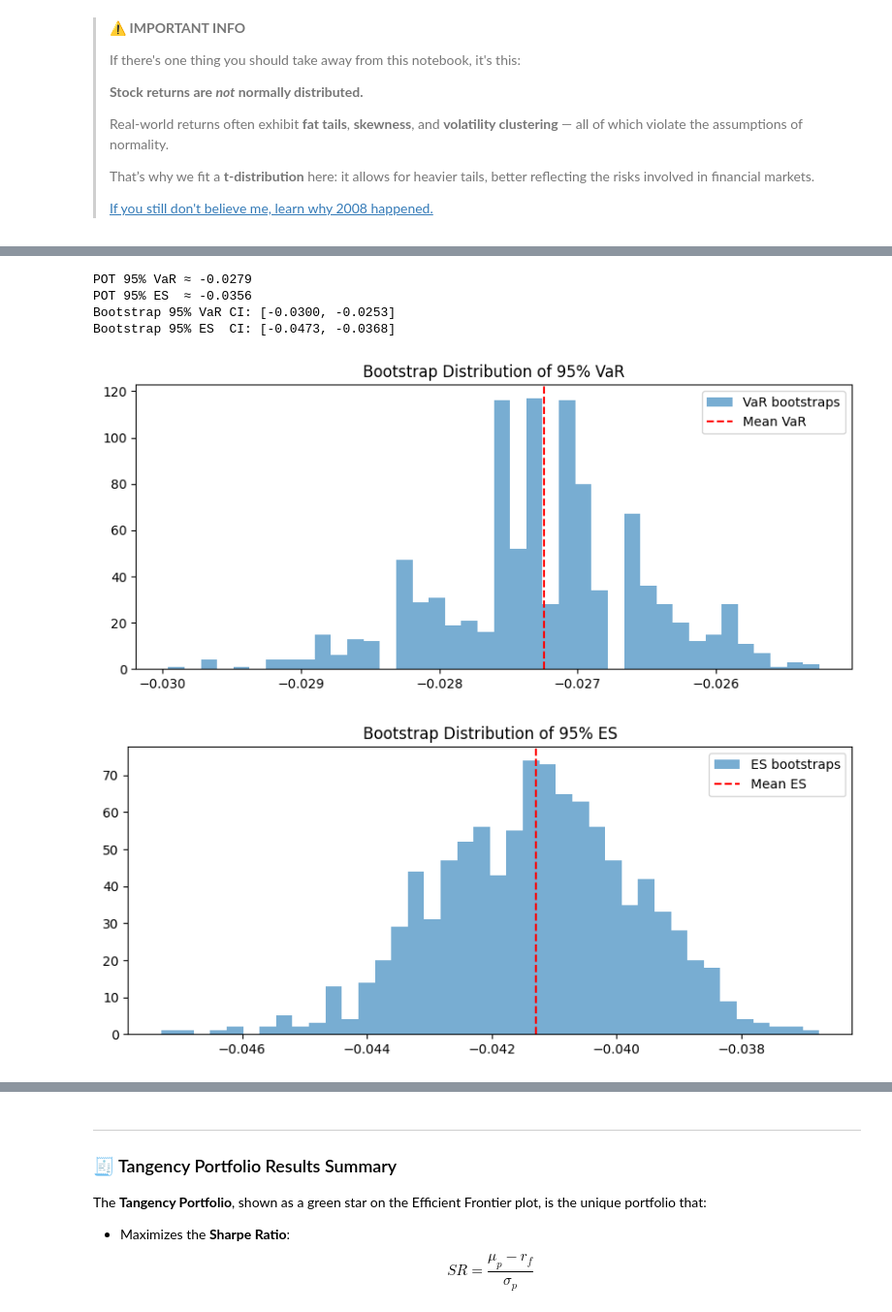
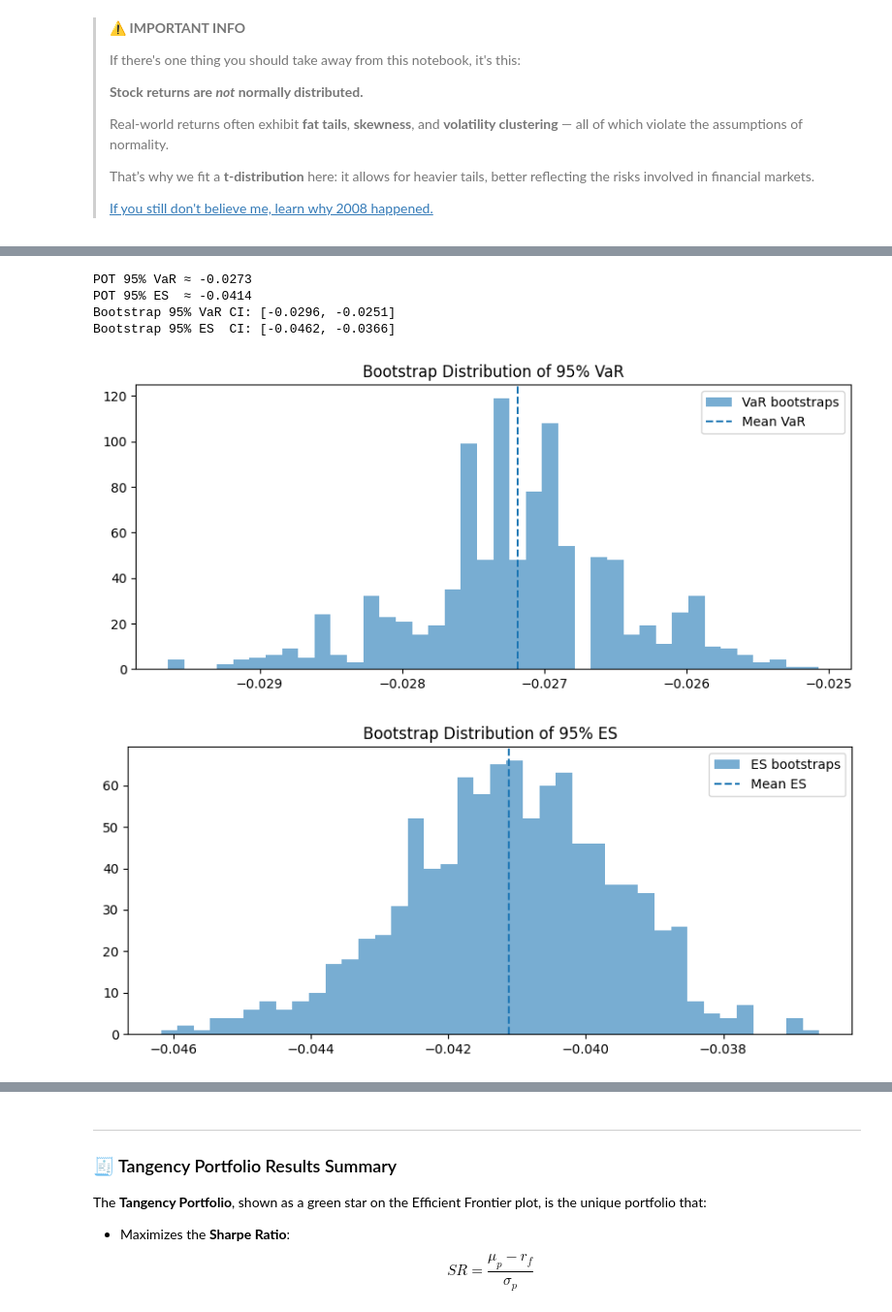
Before and after one commit to lonespear/MA206, a Jupyter notebook: QuantitativeFinance.ipynb, the cells around one changed output, grey strips where cells are left out. Shown at 97% size. Drawn from its saved outputs; the diff is of its cells as text; code cells hidden in the pictures.

```diff
--- a/QuantitativeFinance.ipynb
+++ b/QuantitativeFinance.ipynb
@@ -236,59 +241,65 @@ instead of trying to tame the risk of one asset, we diversify intelligently acro
 
 ---
 # %%
-alpha = 0.05  # 95% confidence
+alpha = 0.01  # 95% confidence
 threshold = np.percentile(log_returns, 100 * alpha)
+returns_array = log_returns.to_numpy().ravel()
 
-# --- Peaks Over Threshold (POT) fit ---
-exceedances = (log_returns[log_returns < threshold] - threshold).values
-exceedances = exceedances[np.isfinite(exceedances)]
-c, loc, scale = genpareto.fit(-exceedances)  # fit GPD to negative tail
+# ----- settings -----
+conf = 0.95                # 95% "confidence"
+p = 1 - conf               # tail prob = 0.05
+L = -np.asarray(log_returns).ravel()   # losses = -returns
 
-# Estimate VaR and ES from POT
-VaR_pot = threshold - genpareto.ppf(alpha, c, loc=loc, scale=scale)
-ES_pot = threshold - (scale + c*threshold)/(1-c) if c < 1 else np.nan
+# ----- choose POT threshold -----
+tau = 0.10                 # use top 10% as tail for fitting (tune as needed)
+u = np.quantile(L, 1 - tau)
+E = L[L > u] - u           # exceedances >= 0
+
+# ----- fit GPD to exceedances -----
+xi, loc, beta = genpareto.fit(E, floc=0)   # loc fixed at 0 for exceedances
+p_u = tau                                   # empirical tail prob beyond u
+
+# ----- POT VaR/ES on losses -----
+VaR_loss = u + (beta/xi) * ((p/p_u)**(-xi) - 1)          # requires p <= p_u
+ES_loss  = (VaR_loss + beta - xi*u) / (1 - xi) if xi < 1 else np.nan
+
+# convert back to returns (negative numbers)
+VaR_pot = -VaR_loss
+ES_pot  = -ES_loss
 
 print(f"POT 95% VaR ≈ {VaR_pot:.4f}")
 print(f"POT 95% ES  ≈ {ES_pot:.4f}")
 
-# --- Bootstrapping Coverage ---
+# ----- nonparametric bootstrap (same tail prob p) -----
 n_boot = 1000
-returns_array = log_returns.values.flatten()
+VaR_boot, ES_boot = [], []
+for _ in range(n_boot):
+    sampR = np.random.choice(returns_array, size=len(returns_array), replace=True)
+    q = np.quantile(sampR, p)  # left-tail quantile
+    VaR_boot.append(q)
+    ES_boot.append(sampR[sampR <= q].mean())
 
-VaR_boot, ES_boot = [], []
-
-for _ in range(n_boot):
-    sample = np.random.choice(returns_array, size=len(returns_array), replace=True)
-    q = np.percentile(sample, 100*alpha)
-    VaR_boot.append(q)
-    ES_boot.append(sample[sample <= q].mean())
-VaR_boot = np.array(VaR_boot)
-ES_boot = np.array(ES_boot)
+VaR_boot = np.array(VaR_boot); ES_boot = np.array(ES_boot)
 
 print(f"Bootstrap 95% VaR CI: [{VaR_boot.min():.4f}, {VaR_boot.max():.4f}]")
 print(f"Bootstrap 95% ES  CI: [{ES_boot.min():.4f}, {ES_boot.max():.4f}]")
 
-# --- Plot bootstrap distributions ---
 plt.figure(figsize=(10,4))
 plt.hist(VaR_boot, bins=40, alpha=0.6, label="VaR bootstraps")
-plt.axvline(np.mean(VaR_boot), color="red", linestyle="--", label="Mean VaR")
-plt.title("Bootstrap Distribution of 95% VaR")
-plt.legend()
-plt.show()
+plt.axvline(VaR_boot.mean(), linestyle="--", label="Mean VaR")
+plt.title("Bootstrap Distribution of 95% VaR"); plt.legend(); plt.show()
 
 plt.figure(figsize=(10,4))
 plt.hist(ES_boot, bins=40, alpha=0.6, label="ES bootstraps")
-plt.axvline(np.mean(ES_boot), color="red", linestyle="--", label="Mean ES")
-plt.title("Bootstrap Distribution of 95% ES")
-plt.legend()
-plt.show()
+plt.axvline(ES_boot.mean(), linestyle="--", label="Mean ES")
+plt.title("Bootstrap Distribution of 95% ES"); plt.legend(); plt.show()
 # %% [output]
-POT 95% VaR ≈ -0.0279
-POT 95% ES  ≈ -0.0356
-Bootstrap 95% VaR CI: [-0.0300, -0.0253]
-Bootstrap 95% ES  CI: [-0.0473, -0.0368]
+POT 95% VaR ≈ -0.0273
+POT 95% ES  ≈ -0.0414
+Bootstrap 95% VaR CI: [-0.0296, -0.0251]
+Bootstrap 95% ES  CI: [-0.0462, -0.0366]
-[figure, old version]
+[figure, new version]
-[figure, old version]
+[figure, new version]
 # %% [markdown]
 ---
 
```
Also changed, not shown: parts of 5 cells of this notebook.
